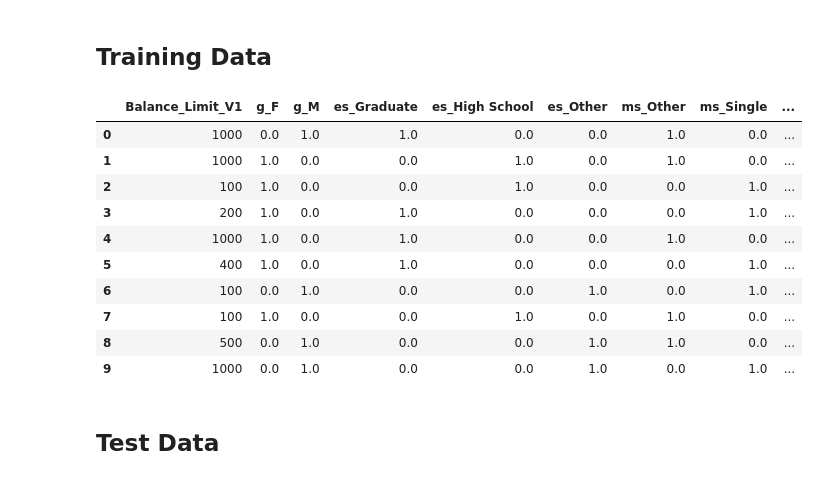
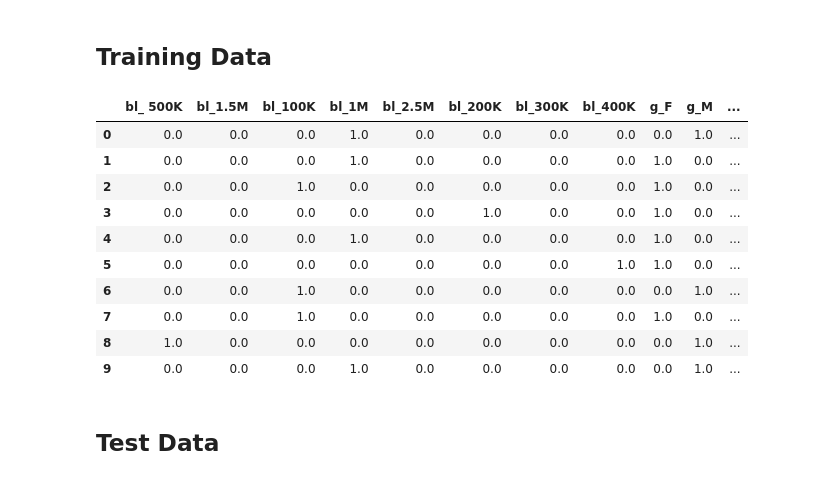
Before and after one commit to JanithGan/Data-Storm, a Jupyter notebook: 02-16/Preprocess.ipynb, the cells around one changed output. Saved outputs shown, nothing was run; the diff lists cells and outputs as text; code cells hidden in the pictures.

Commit message:
Data Processsing Modified

```diff
--- a/02-16/Preprocess.ipynb
+++ b/02-16/Preprocess.ipynb
@@ -10,7 +10,7 @@ from sklearn.preprocessing import LabelEncoder, OneHotEncoder
 from sklearn.preprocessing import StandardScaler
 from sklearn.decomposition import PCA
 
-pd.set_option('display.max_columns', 31)
+pd.set_option('display.max_columns', 40)
 # %% [markdown]
 ## Import Data
 # %%
@@ -57,7 +58,6 @@ def one_hot_encode_train(field_name, tag):
     fields.set_axis(headers, axis=1, inplace=True)
     pro_train.drop([field_name], axis=1, inplace=True)
     pro_train = fields.join(pro_train)
-    return fields
 
 # PCA
 def apply_pca_train(column_list, name):
@@ -66,41 +66,58 @@ def apply_pca_train(column_list, name):
     pca_col = pca.fit_transform(pro_train[column_list])
     pro_train.drop(column_list, axis=1, inplace=True)
     pro_train = pro_train.join(pd.DataFrame(pca_col, columns=[name]))
-    return pca
+
+# Mean
+def apply_mean_train(column_list, name):
+    global pro_train
+    mean_col = pd.DataFrame(pro_train[column_list].mean(axis=1), columns=[name])
+    pro_train.drop(column_list, axis=1, inplace=True)
+    pro_train = pro_train.join(mean_col)
 # %%
 # Reformating Data Frame
 def_col = pro_train.NEXT_MONTH_DEFAULT
-pro_train.replace({"Balance_Limit_V1": di}, inplace=True)
-balance_limit_col = pd.DataFrame(pro_train.Balance_Limit_V1)
 
-pro_train.drop(['Client_ID', 'Balance_Limit_V1','NEXT_MONTH_DEFAULT'], axis=1, inplace=True)
+# pro_train.replace({"Balance_Limit_V1": di}, inplace=True)
+# balance_limit_col = pd.DataFrame(pro_train.Balance_Limit_V1)
 
-age_f = one_hot_encode_train('AGE', 'age')
-marital_f = one_hot_encode_train('MARITAL_STATUS', 'ms')
-education_f = one_hot_encode_train('EDUCATION_STATUS', 'es')
-gender_f = one_hot_encode_train('Gender','g')
-pro_train = balance_limit_col.join(pro_train)
+pro_train.drop(['Client_ID','NEXT_MONTH_DEFAULT'] + paid_amt_list, axis=1, inplace=True)
 
-pca1 = apply_pca_train(paid_amt_list, 'Paid_AMT')
-pca2 = apply_pca_train(due_amt_list, 'Due_AMT')
+# Apply One Hot Encoding
+one_hot_encode_train('AGE', 'age')
+one_hot_encode_train('MARITAL_STATUS', 'ms')
+one_hot_encode_train('EDUCATION_STATUS', 'es')
+one_hot_encode_train('Gender','g')
+one_hot_encode_train('Balance_Limit_V1','bl')
+
+# pro_train = balance_limit_col.join(pro_train)
+
+# Apply PCA
+# apply_pca_train(paid_amt_list, 'Paid_AMT')
+# apply_pca_train(due_amt_list, 'Due_AMT')
+# apply_pca_train(pay_list, 'Pay')
+
+# Apply Mean
+# apply_mean_train(paid_amt_list, 'Paid_AMT')
+# apply_mean_train(due_amt_list, 'Due_AMT')
+# apply_mean_train(pay_list, 'Pay')
 
 pro_train = pro_train.join(pd.DataFrame(def_col))
 
 # Uploading to a CSV
 pro_train.to_csv('Data/Processed_Trainset.csv', index=None)
 pro_train.head(10)
 # %% [output]
-|  | Balance_Limit_V1 | g_F | g_M | es_Graduate | es_High School | es_Other | ms_Other | ms_Single | ... |
-| 0 | 1000 | 0.0 | 1.0 | 1.0 | 0.0 | 0.0 | 1.0 | 0.0 | ... |
-| 1 | 1000 | 1.0 | 0.0 | 0.0 | 1.0 | 0.0 | 1.0 | 0.0 | ... |
-| 2 | 100 | 1.0 | 0.0 | 0.0 | 1.0 | 0.0 | 0.0 | 1.0 | ... |
-| 3 | 200 | 1.0 | 0.0 | 1.0 | 0.0 | 0.0 | 0.0 | 1.0 | ... |
-| 4 | 1000 | 1.0 | 0.0 | 1.0 | 0.0 | 0.0 | 1.0 | 0.0 | ... |
-| 5 | 400 | 1.0 | 0.0 | 1.0 | 0.0 | 0.0 | 0.0 | 1.0 | ... |
-| 6 | 100 | 0.0 | 1.0 | 0.0 | 0.0 | 1.0 | 0.0 | 1.0 | ... |
-| 7 | 100 | 1.0 | 0.0 | 0.0 | 1.0 | 0.0 | 1.0 | 0.0 | ... |
-| 8 | 500 | 0.0 | 1.0 | 0.0 | 0.0 | 1.0 | 1.0 | 0.0 | ... |
-| 9 | 1000 | 0.0 | 1.0 | 0.0 | 0.0 | 1.0 | 0.0 | 1.0 | ... |
+|  | bl_ 500K | bl_1.5M | bl_100K | bl_1M | bl_2.5M | bl_200K | bl_300K | bl_400K | g_F | g_M | ... |
+| 0 | 0.0 | 0.0 | 0.0 | 1.0 | 0.0 | 0.0 | 0.0 | 0.0 | 0.0 | 1.0 | ... |
+| 1 | 0.0 | 0.0 | 0.0 | 1.0 | 0.0 | 0.0 | 0.0 | 0.0 | 1.0 | 0.0 | ... |
+| 2 | 0.0 | 0.0 | 1.0 | 0.0 | 0.0 | 0.0 | 0.0 | 0.0 | 1.0 | 0.0 | ... |
+| 3 | 0.0 | 0.0 | 0.0 | 0.0 | 0.0 | 1.0 | 0.0 | 0.0 | 1.0 | 0.0 | ... |
+| 4 | 0.0 | 0.0 | 0.0 | 1.0 | 0.0 | 0.0 | 0.0 | 0.0 | 1.0 | 0.0 | ... |
+| 5 | 0.0 | 0.0 | 0.0 | 0.0 | 0.0 | 0.0 | 0.0 | 1.0 | 1.0 | 0.0 | ... |
+| 6 | 0.0 | 0.0 | 1.0 | 0.0 | 0.0 | 0.0 | 0.0 | 0.0 | 0.0 | 1.0 | ... |
+| 7 | 0.0 | 0.0 | 1.0 | 0.0 | 0.0 | 0.0 | 0.0 | 0.0 | 1.0 | 0.0 | ... |
+| 8 | 1.0 | 0.0 | 0.0 | 0.0 | 0.0 | 0.0 | 0.0 | 0.0 | 0.0 | 1.0 | ... |
+| 9 | 0.0 | 0.0 | 0.0 | 1.0 | 0.0 | 0.0 | 0.0 | 0.0 | 0.0 | 1.0 | ... |
 # %% [markdown]
 ## Test Data
 # %%
```
Also changed, not shown: parts of 3 cells of this notebook, 6 other files.
